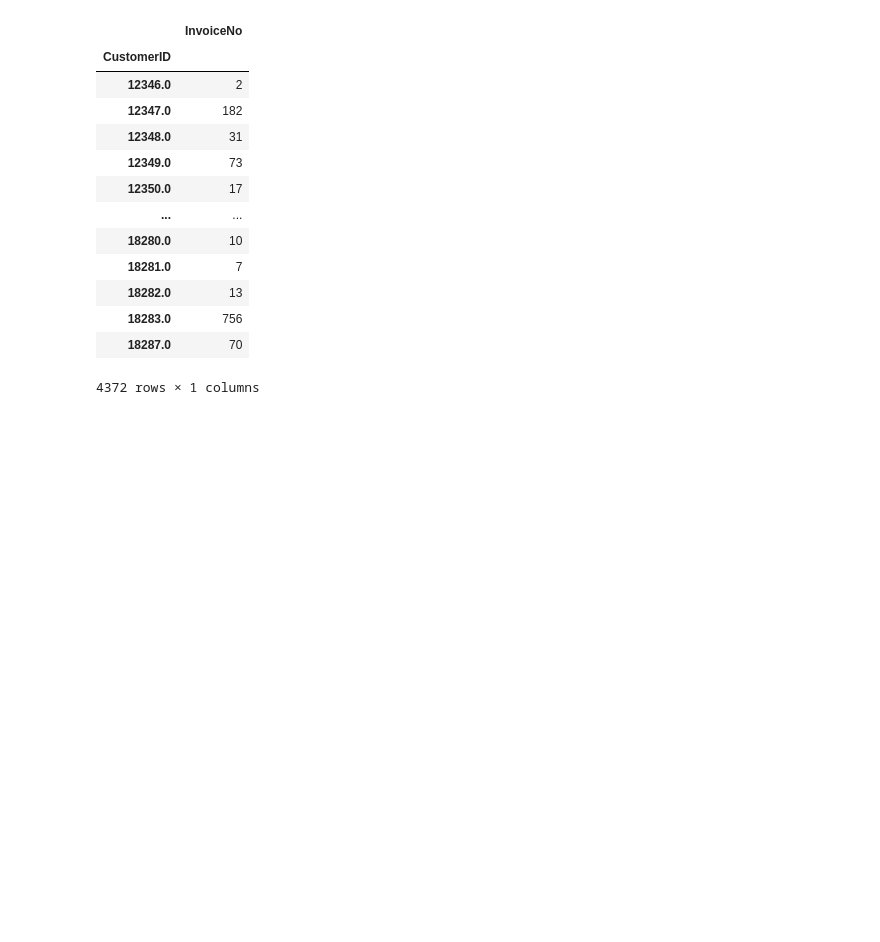
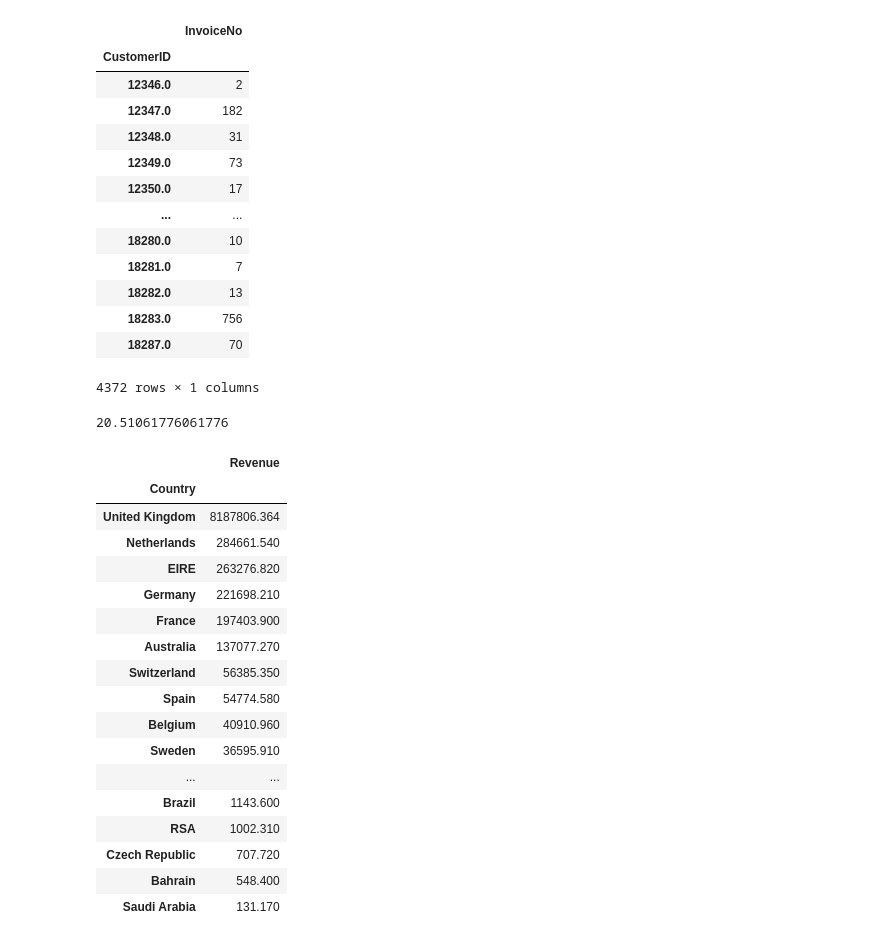
Before and after one commit to Nitin-Diwakar/Case-Study-Data-scientist-Challenge_dataset_Persistent_Non_Persistent, a Jupyter notebook: new.ipynb, the cells around one changed output. Saved outputs shown, nothing was run; the diff lists cells and outputs as text; code cells hidden in the pictures; blank space fills up the shorter version.

```diff
--- a/new.ipynb
+++ b/new.ipynb
@@ -133,0 +142,29 @@ df.groupby(["CustomerID"]).agg({"InvoiceNo":'count'})
+# %%
+Invoice["StockCode"].mean()
+# %% [output]
+20.51061776061776
+# %%
+df["Revenue"] = df.apply(lambda row: (row["Quantity"]*row["UnitPrice"]),axis = 1)
+# %%
+country = df.groupby(["Country"]).agg({"Revenue": np.sum}).sort_values(by = "Revenue",ascending = False)
+# %%
+country
+# %% [output]
+|  | Revenue |
+| Country |  |
+| United Kingdom | 8187806.364 |
+| Netherlands | 284661.540 |
+| EIRE | 263276.820 |
+| Germany | 221698.210 |
+| France | 197403.900 |
+| Australia | 137077.270 |
+| Switzerland | 56385.350 |
+| Spain | 54774.580 |
+| Belgium | 40910.960 |
+| Sweden | 36595.910 |
+| ... | ... |
+| Brazil | 1143.600 |
+| RSA | 1002.310 |
+| Czech Republic | 707.720 |
+| Bahrain | 548.400 |
+| Saudi Arabia | 131.170 |
```
Also changed, not shown: parts of 7 cells of this notebook.
